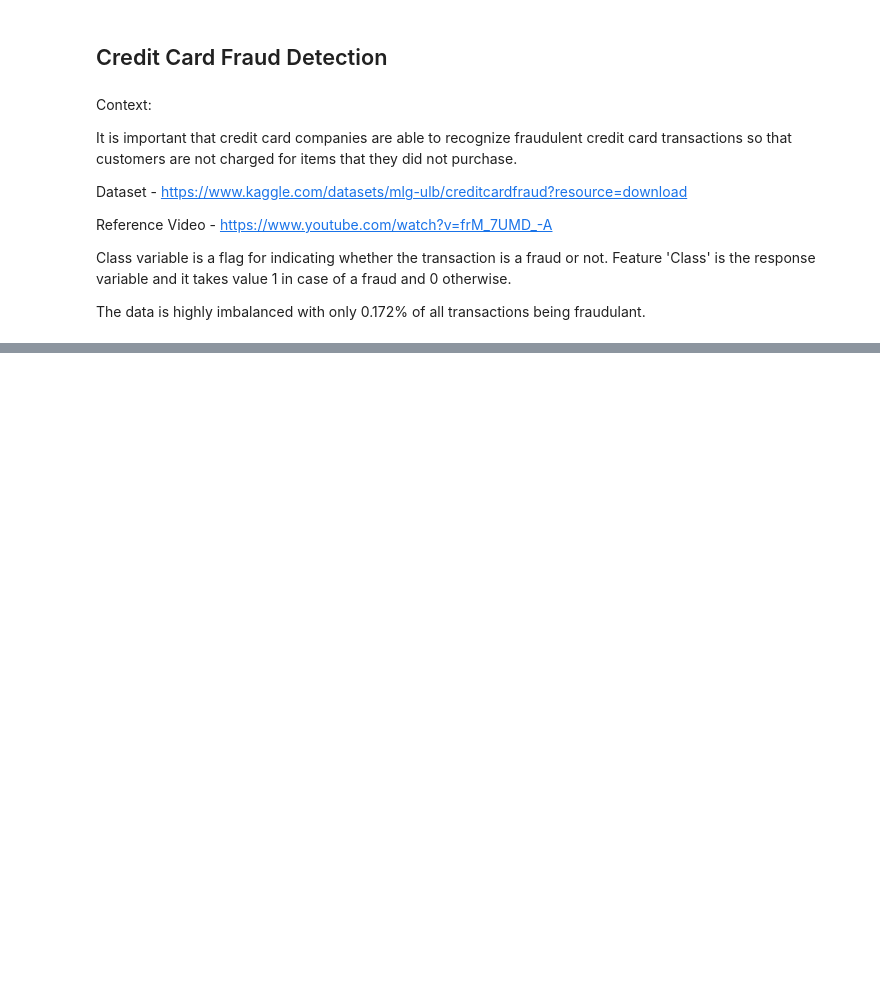
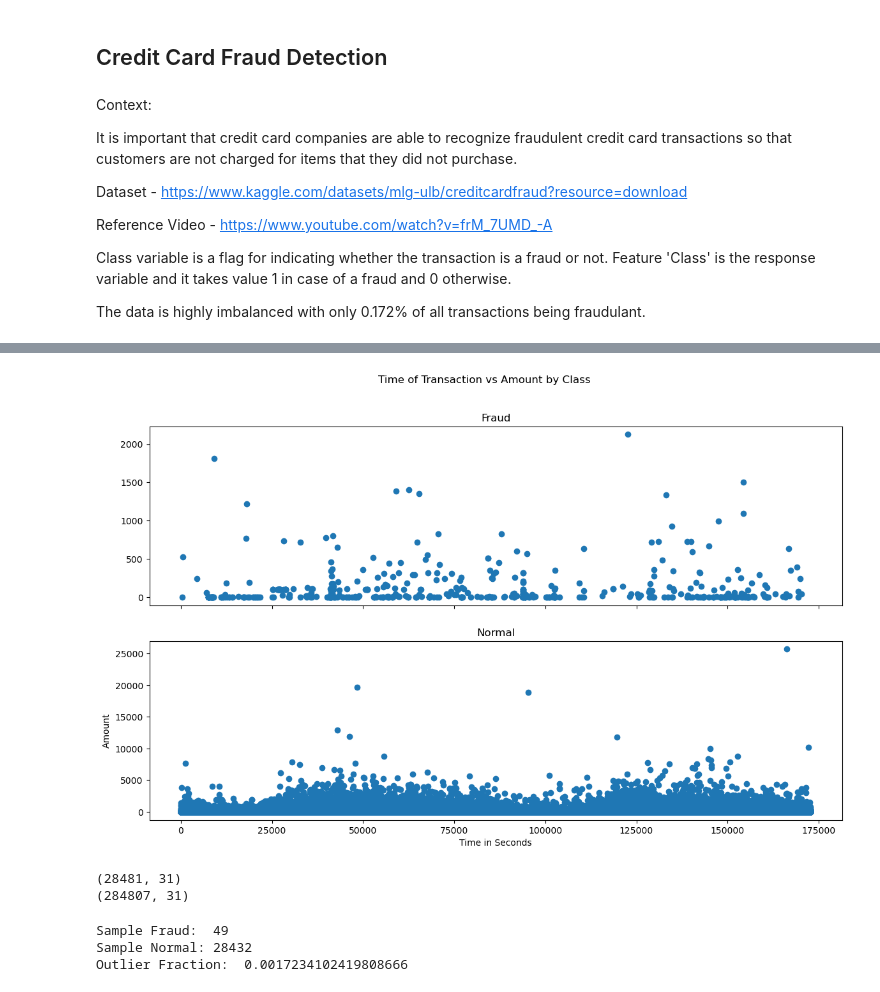
Before and after one commit to asweshanand/Credit-Card-Fraud-Detection, a Jupyter notebook: Code/Credit-Card-Fraud-Detection.ipynb, the cells around one changed output, grey strips where cells are left out. Saved outputs shown, nothing was run; the diff lists cells and outputs as text; code cells hidden in the pictures; blank space fills up the shorter version.

```diff
--- a/Code/Credit-Card-Fraud-Detection.ipynb
+++ b/Code/Credit-Card-Fraud-Detection.ipynb
@@ -33,0 +140,40 @@ Labels = ['Normal','Fraud']
+# %%
+#Checking if fraud happens in a certain time frame
+
+
+f, (ax1,ax2) = plt.subplots(2,1, sharex = True)
+f.suptitle('Time of Transaction vs Amount by Class')
+ax1.scatter(fraud.Time, fraud.Amount)
+ax1.set_title("Fraud")
+ax2.scatter(normal.Time, normal.Amount)
+ax2.set_title("Normal")
+plt.xlabel("Time in Seconds")
+plt.ylabel("Amount")
+plt.show()
+# %% [output]
+[figure, added]
+# %%
+#Taking a random sample of data
+
+data_sample = data.sample(frac = 0.1, random_state = 1)
+
+print(data_sample.shape)
+print(data.shape)
+# %% [output]
+(28481, 31)
+(284807, 31)
+# %%
+#Finding out the distribution of fradulant and non-fraudulant data in the sample
+
+sample_fraud = data_sample[data_sample['Class'] == 1]
+sample_normal = data_sample[data_sample['Class'] == 0]
+
+print("Sample Fraud: ", len(sample_fraud))
+print("Sample Normal:", len(sample_normal))
+
+outlier_fraction = float(len(sample_fraud))/float(len(sample_normal))
+print("Outlier Fraction: ",outlier_fraction)
+# %% [output]
+Sample Fraud:  49
+Sample Normal: 28432
+Outlier Fraction:  0.0017234102419808666
```
Also changed, not shown: parts of 9 cells of this notebook.
